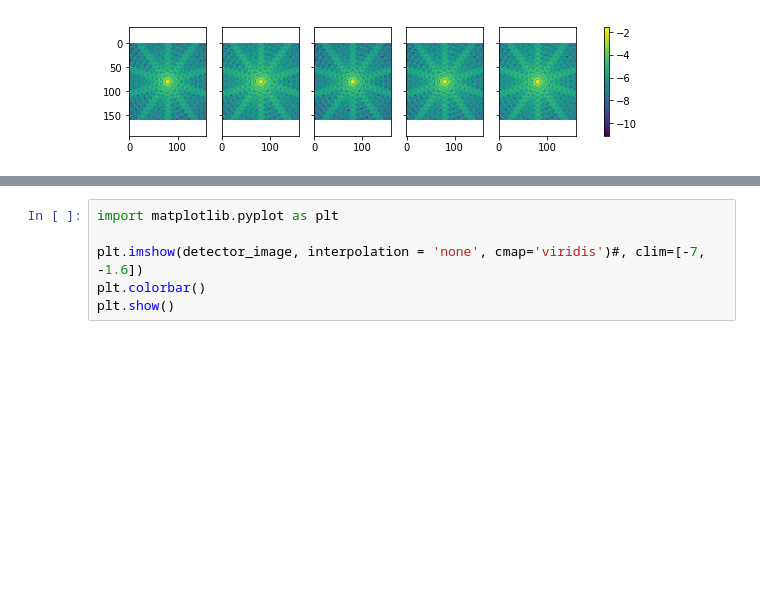
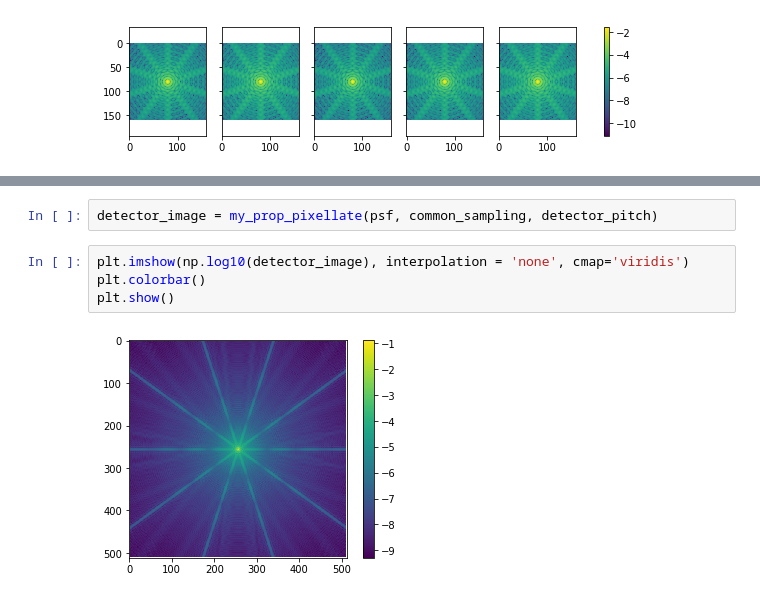
Before and after one commit to benjaminpope/toliman, a Jupyter notebook: image_modelling/toliman PROPER conic RC multi.ipynb, the cells around one changed output, grey strips where cells are left out. Cells and saved outputs as stored; diff of their text form; blank space fills up the shorter version.

```diff
--- a/image_modelling/toliman PROPER conic RC multi.ipynb
+++ b/image_modelling/toliman PROPER conic RC multi.ipynb
@@ -205,6 +274,8 @@ detector_image = proper.prop_pixellate(psf, common_sampling, detector_pitch)
+# %%
+detector_image = my_prop_pixellate(psf, common_sampling, detector_pitch)
 # %%
-import matplotlib.pyplot as plt
-
-plt.imshow(detector_image, interpolation = 'none', cmap='viridis')#, clim=[-7, -1.6])
+plt.imshow(np.log10(detector_image), interpolation = 'none', cmap='viridis')
 plt.colorbar()
 plt.show()
+# %% [output]
+[figure, added]
```
Also changed, not shown: parts of 7 cells of this notebook.
